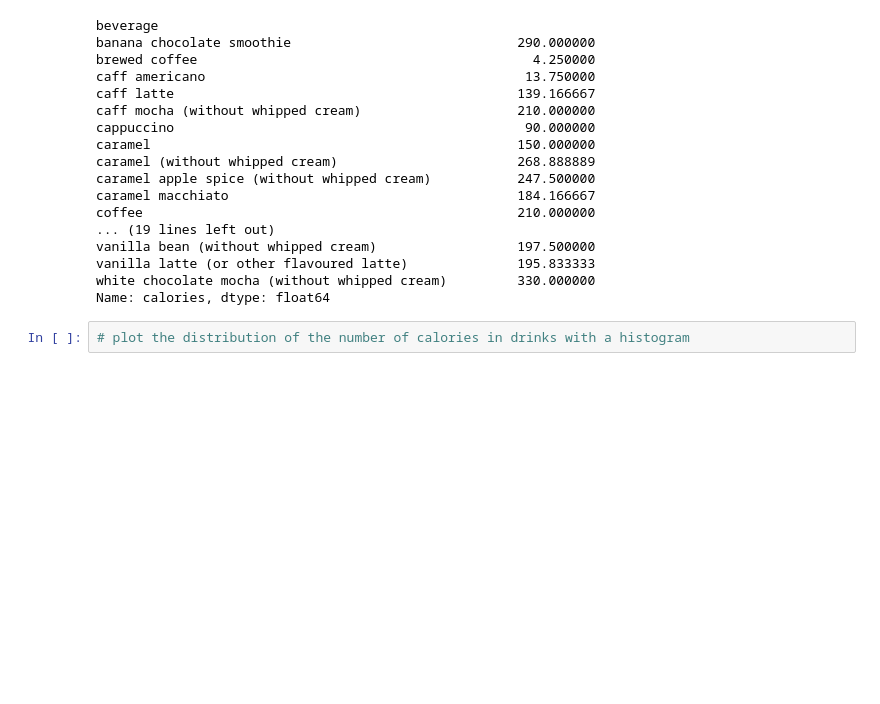
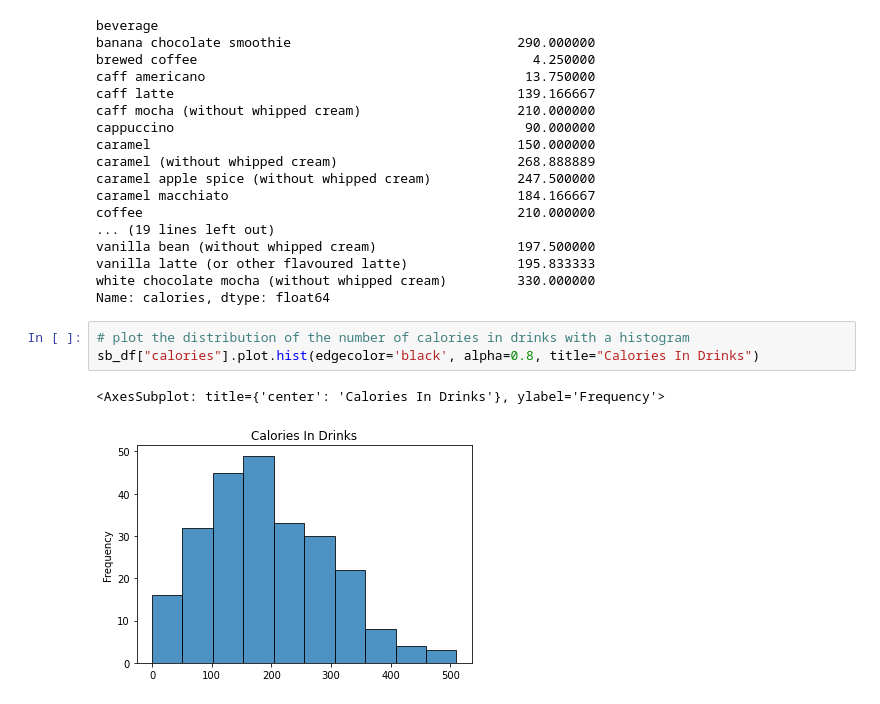
Before and after one commit to ayushsaklani/MDST-Checkpoints, a Jupyter notebook: tutorial0/checkpoint0.ipynb, the cells around one changed output. Cells and saved outputs as stored; diff of their text form; blank space fills up the shorter version.

Commit message:
Updated graphs

```diff
--- a/tutorial0/checkpoint0.ipynb
+++ b/tutorial0/checkpoint0.ipynb
@@ -203,5 +203,9 @@ white chocolate mocha (without whipped cream)         330.000000
 Name: calories, dtype: float64
 # %%
 # plot the distribution of the number of calories in drinks with a histogram
+sb_df["calories"].plot.hist(edgecolor='black', alpha=0.8, title="Calories In Drinks")
+# %% [output]
+<AxesSubplot: title={'center': 'Calories In Drinks'}, ylabel='Frequency'>
+[figure, added]
 # %%
 # plot calories against total fat with a scatterplot
```
Also changed, not shown: parts of 1 cell of this notebook, 1 other file.
